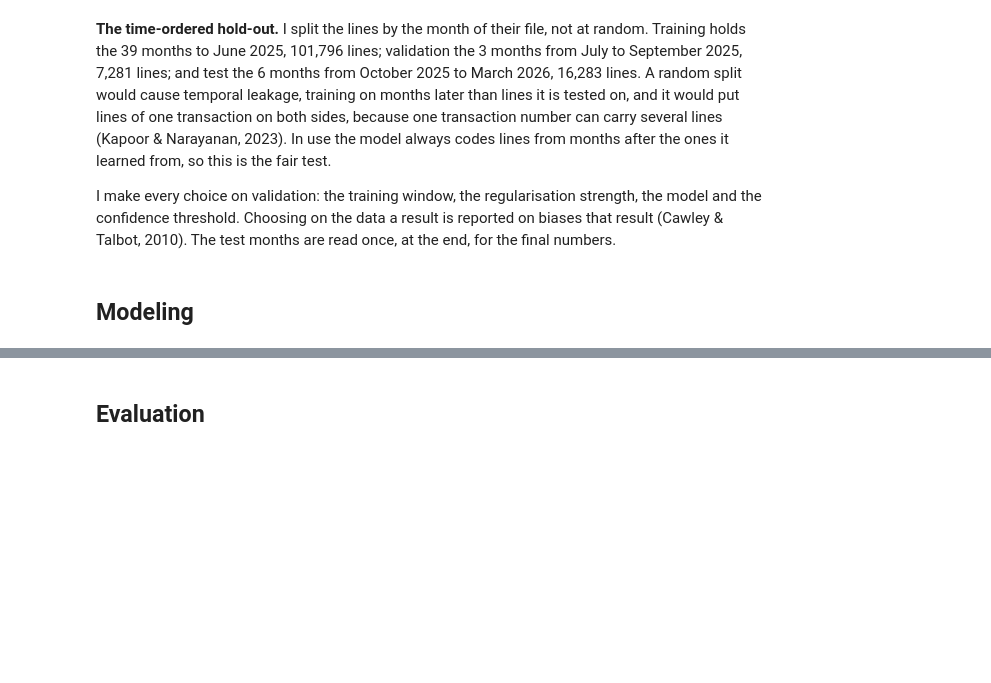
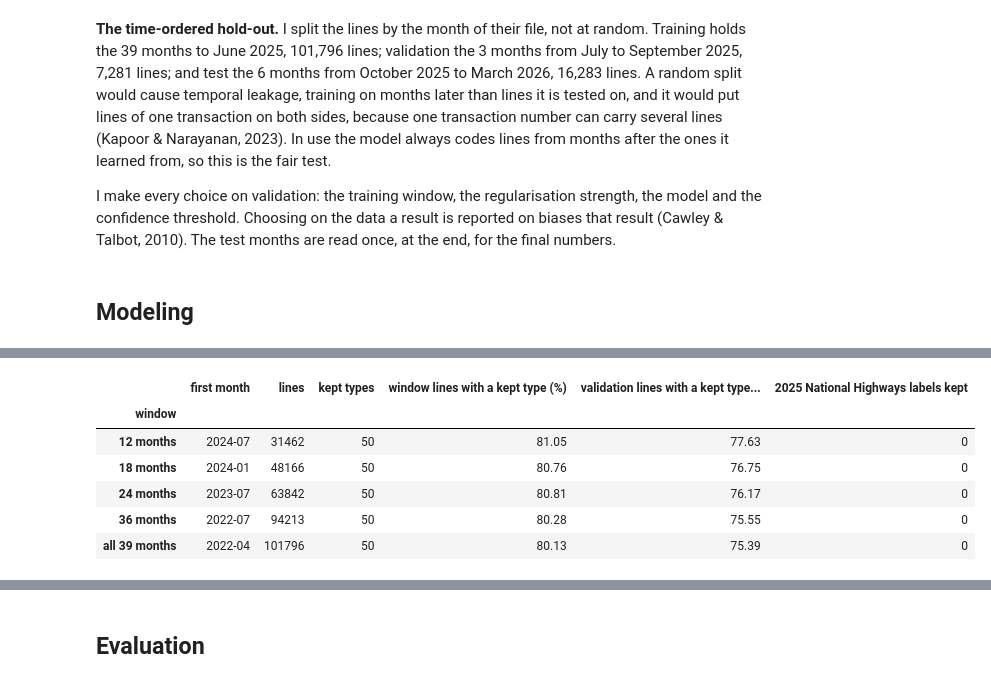
Before and after one commit to PaddyGilliland1/applied-machine-learning-project, a Jupyter notebook: modeling.ipynb, the cells around one changed output, grey strips where cells are left out. Cells and saved outputs as stored; diff of their text form; code cells hidden in the pictures; blank space fills up the shorter version.

```diff
--- a/modeling.ipynb
+++ b/modeling.ipynb
@@ -2091,0 +2142,43 @@ I make every choice on validation: the training window, the regularisation stren
+# %%
+# The candidate training windows, each ending in June 2025, the last
+# training month. Each window gets its own kept types: its 50 commonest
+# labels.
+WINDOWS = {
+    "12 months": 12,
+    "18 months": 18,
+    "24 months": 24,
+    "36 months": 36,
+    "all 39 months": None,
+}
+training = data[modelled & (data["split"] == "training")]
+validation = data[modelled & (data["split"] == "validation")]
+window_kept = {}
+rows = []
+for name, months in WINDOWS.items():
+    in_window = training[window_mask(training, months)]
+    window_kept[name] = kept_types(in_window["label"])
+    kept_label = in_window["label"].isin(window_kept[name])
+    rows.append(
+        {
+            "window": name,
+            "first month": in_window["month"].min(),
+            "lines": len(in_window),
+            "kept types": len(window_kept[name]),
+            "window lines with a kept type (%)": 100 * kept_label.mean(),
+            "validation lines with a kept type (%)": 100
+            * validation["label"].isin(window_kept[name]).mean(),
+            "2025 National Highways labels kept": nh_labels.index.isin(
+                window_kept[name]
+            ).sum(),
+        }
+    )
+windows = pd.DataFrame(rows).set_index("window")
+windows
+# %% [output]
+|  | first month | lines | kept types | window lines with a kept type (%) | validation lines with a kept type... | 2025 National Highways labels kept |
+| window |  |  |  |  |  |  |
+| 12 months | 2024-07 | 31462 | 50 | 81.05 | 77.63 | 0 |
+| 18 months | 2024-01 | 48166 | 50 | 80.76 | 76.75 | 0 |
+| 24 months | 2023-07 | 63842 | 50 | 80.81 | 76.17 | 0 |
+| 36 months | 2022-07 | 94213 | 50 | 80.28 | 75.55 | 0 |
+| all 39 months | 2022-04 | 101796 | 50 | 80.13 | 75.39 | 0 |
```
Also changed, not shown: parts of 9 cells of this notebook.
